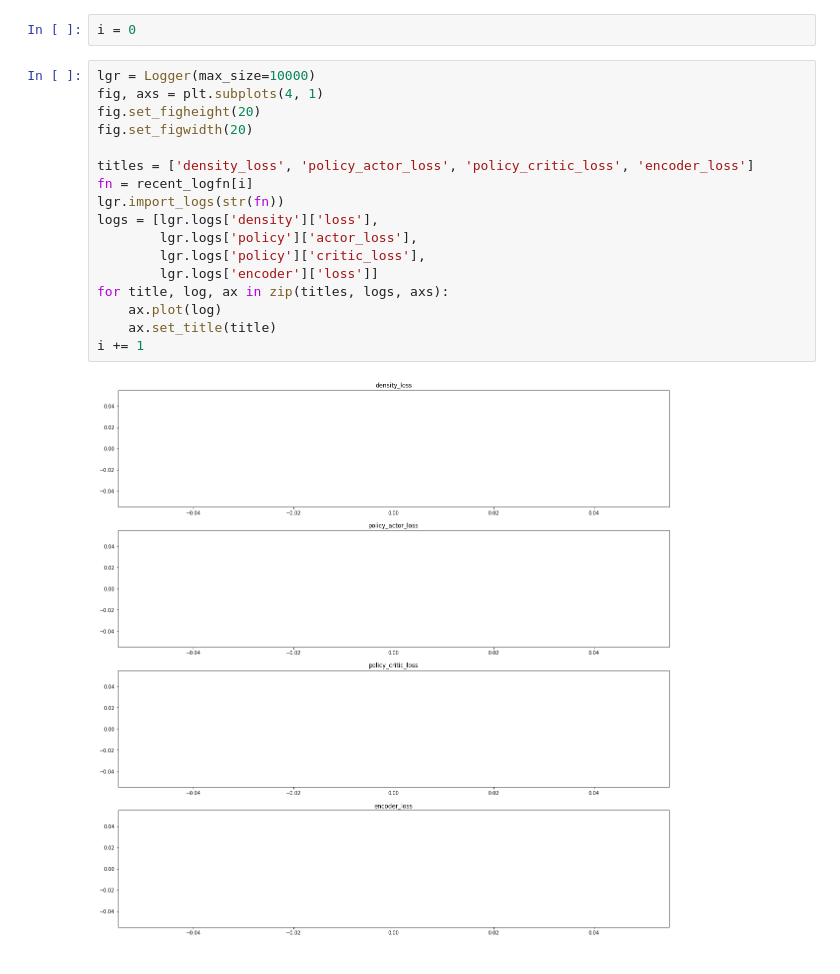
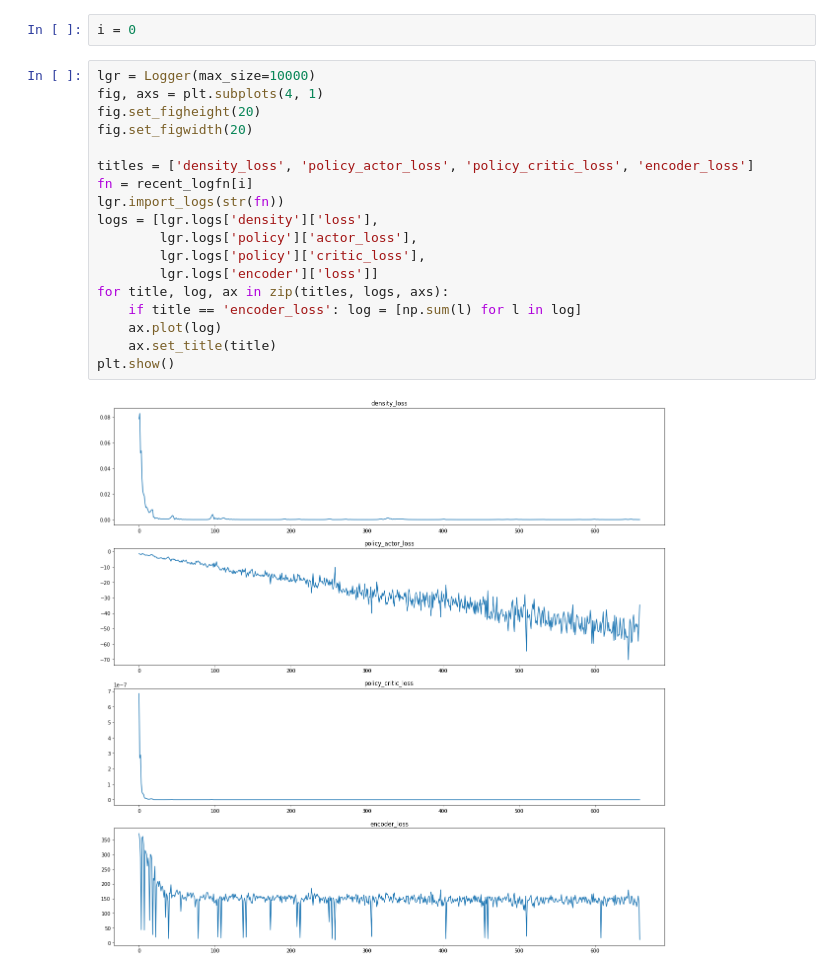
Before and after one commit to gebob19/DRL-Research-AFSR, a Jupyter notebook: codebase/workspace.ipynb, the cells around one changed output. Drawn from its saved outputs; the diff is of its cells as text.

```diff
--- a/codebase/workspace.ipynb
+++ b/codebase/workspace.ipynb
@@ -13,19 +14,20 @@ i = 0
 # %%
 lgr = Logger(max_size=10000)
 fig, axs = plt.subplots(4, 1)
 fig.set_figheight(20)
 fig.set_figwidth(20)
 
 titles = ['density_loss', 'policy_actor_loss', 'policy_critic_loss', 'encoder_loss']
 fn = recent_logfn[i]
 lgr.import_logs(str(fn))
 logs = [lgr.logs['density']['loss'],
         lgr.logs['policy']['actor_loss'],
         lgr.logs['policy']['critic_loss'],
         lgr.logs['encoder']['loss']]
 for title, log, ax in zip(titles, logs, axs):
+    if title == 'encoder_loss': log = [np.sum(l) for l in log]
     ax.plot(log)
     ax.set_title(title)
-i += 1
+plt.show()
 # %% [output]
-[figure, old version]
+[figure, new version]
```
Also changed, not shown: parts of 1 cell of this notebook, 5 other files.
